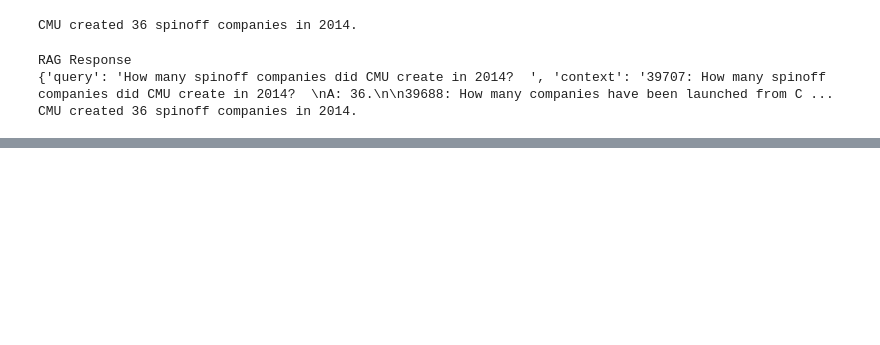
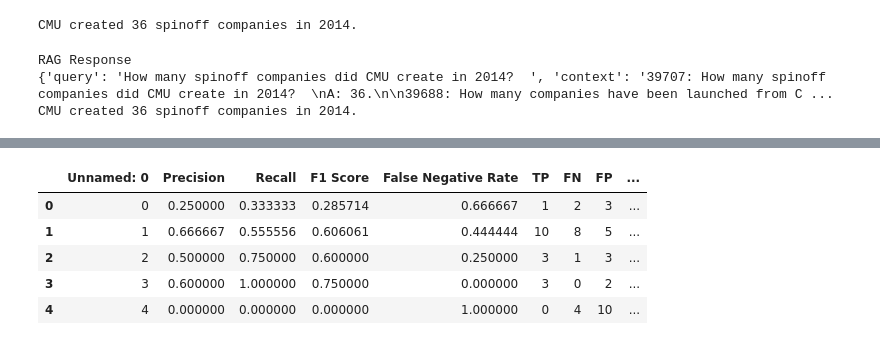
Before and after one commit to helalaou/anlp-spring2025-hw2, a Jupyter notebook: RAG_system/inference.ipynb, the cells around one changed output, grey strips where cells are left out. Cells and saved outputs as stored; diff of their text form; code cells hidden in the pictures; blank space fills up the shorter version.

```diff
--- a/RAG_system/inference.ipynb
+++ b/RAG_system/inference.ipynb
@@ -54,0 +295,5 @@ CMU created 36 spinoff companies in 2014.
+# %%
+df_a_1 = pd.read_csv("Alibaba_1.csv")
+df_s_1 = pd.read_csv("ST_1.csv")
+df_a_3 = pd.read_csv("Alibaba_3.csv")
+df_s_3 = pd.read_csv("ST_3.csv")
@@ -54,0 +320,9 @@ CMU created 36 spinoff companies in 2014.
+# %%
+df.head()
+# %% [output]
+|  | Unnamed: 0 | Precision | Recall | F1 Score | False Negative Rate | TP | FN | FP | ... |
+| 0 | 0 | 0.250000 | 0.333333 | 0.285714 | 0.666667 | 1 | 2 | 3 | ... |
+| 1 | 1 | 0.666667 | 0.555556 | 0.606061 | 0.444444 | 10 | 8 | 5 | ... |
+| 2 | 2 | 0.500000 | 0.750000 | 0.600000 | 0.250000 | 3 | 1 | 3 | ... |
+| 3 | 3 | 0.600000 | 1.000000 | 0.750000 | 0.000000 | 3 | 0 | 2 | ... |
+| 4 | 4 | 0.000000 | 0.000000 | 0.000000 | 1.000000 | 0 | 4 | 10 | ... |
```
Also changed, not shown: parts of 34 cells of this notebook, 4 other files.
